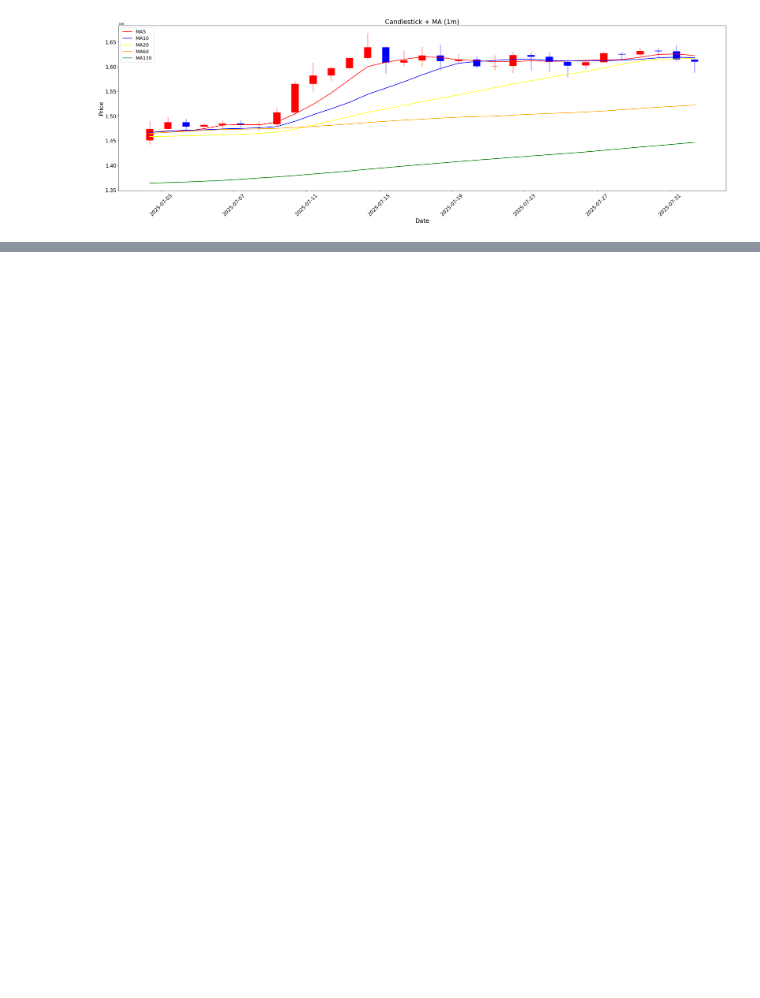
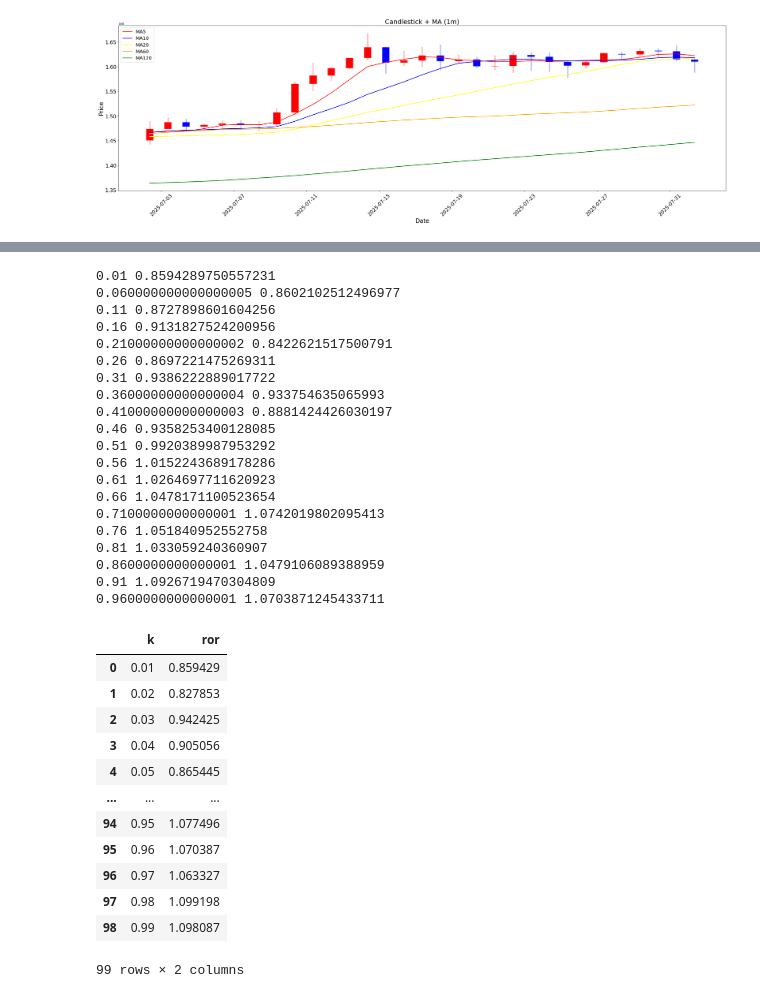
Before and after one commit to YejoongKwon/upbit, a Jupyter notebook: test.ipynb, the cells around one changed output, grey strips where cells are left out. Cells and saved outputs as stored; diff of their text form; code cells hidden in the pictures; blank space fills up the shorter version.

```diff
--- a/test.ipynb
+++ b/test.ipynb
@@ -254,0 +251,48 @@ plot_candlestick_with_ma(df, period="1m")
+# %%
+# ✅ API 호출은 한 번만!
+from backtest import GET_ROR
+import numpy as np
+df = pyupbit.get_ohlcv(ticker="KRW-BTC")
+
+if df is None:
+    raise ValueError("⚠️ get_ohlcv()에서 데이터를 가져오지 못했습니다.")
+res = []
+for i in np.arange(0.01, 1, 0.01):
+    ROR = GET_ROR(df, i)
+    res.append({"k": i, "ror": ROR})
+df_result = pd.DataFrame(res)
+df_result
+# %% [output]
+0.01 0.8594289750557231
+0.060000000000000005 0.8602102512496977
+0.11 0.8727898601604256
+0.16 0.9131827524200956
+0.21000000000000002 0.8422621517500791
+0.26 0.8697221475269311
+0.31 0.9386222889017722
+0.36000000000000004 0.933754635065993
+0.41000000000000003 0.8881424426030197
+0.46 0.9358253400128085
+0.51 0.9920389987953292
+0.56 1.0152243689178286
+0.61 1.0264697711620923
+0.66 1.0478171100523654
+0.7100000000000001 1.0742019802095413
+0.76 1.051840952552758
+0.81 1.033059240360907
+0.8600000000000001 1.0479106089388959
+0.91 1.0926719470304809
+0.9600000000000001 1.0703871245433711
+|  | k | ror |
+| 0 | 0.01 | 0.859429 |
+| 1 | 0.02 | 0.827853 |
+| 2 | 0.03 | 0.942425 |
+| 3 | 0.04 | 0.905056 |
+| 4 | 0.05 | 0.865445 |
+| ... | ... | ... |
+| 94 | 0.95 | 1.077496 |
+| 95 | 0.96 | 1.070387 |
+| 96 | 0.97 | 1.063327 |
+| 97 | 0.98 | 1.099198 |
+| 98 | 0.99 | 1.098087 |
+99 rows × 2 columns
```
Also changed, not shown: parts of 9 cells of this notebook, 5 other files.
